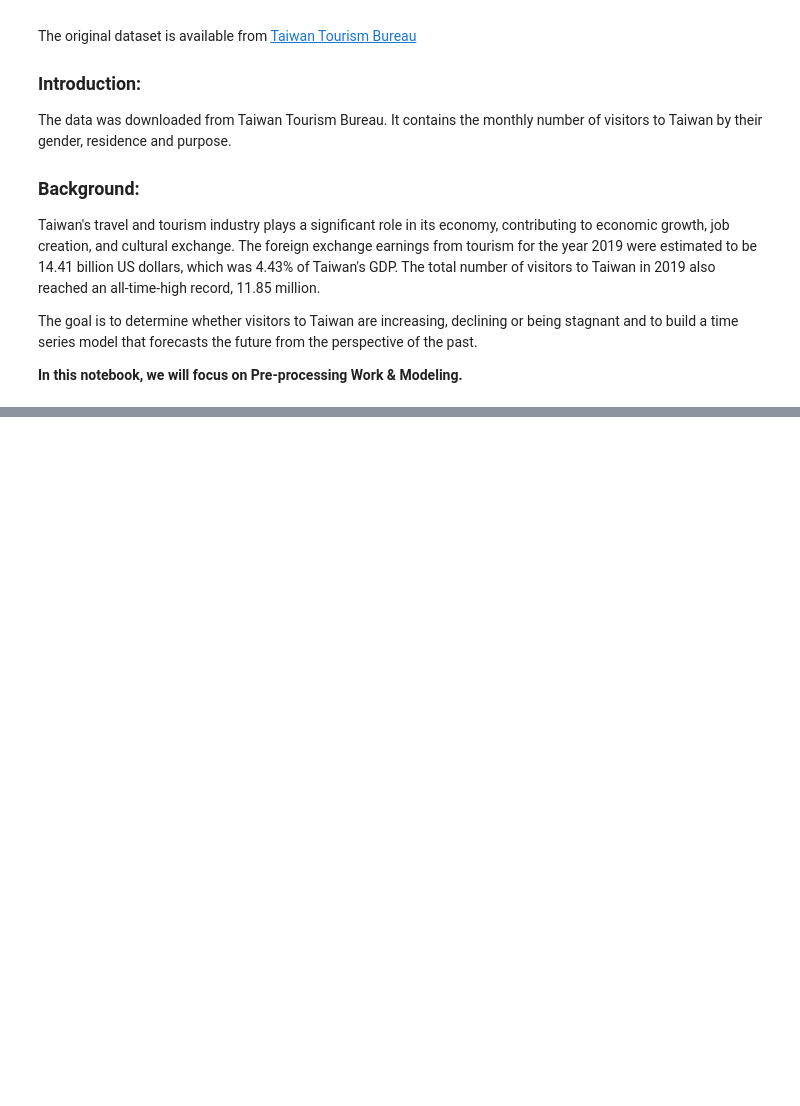
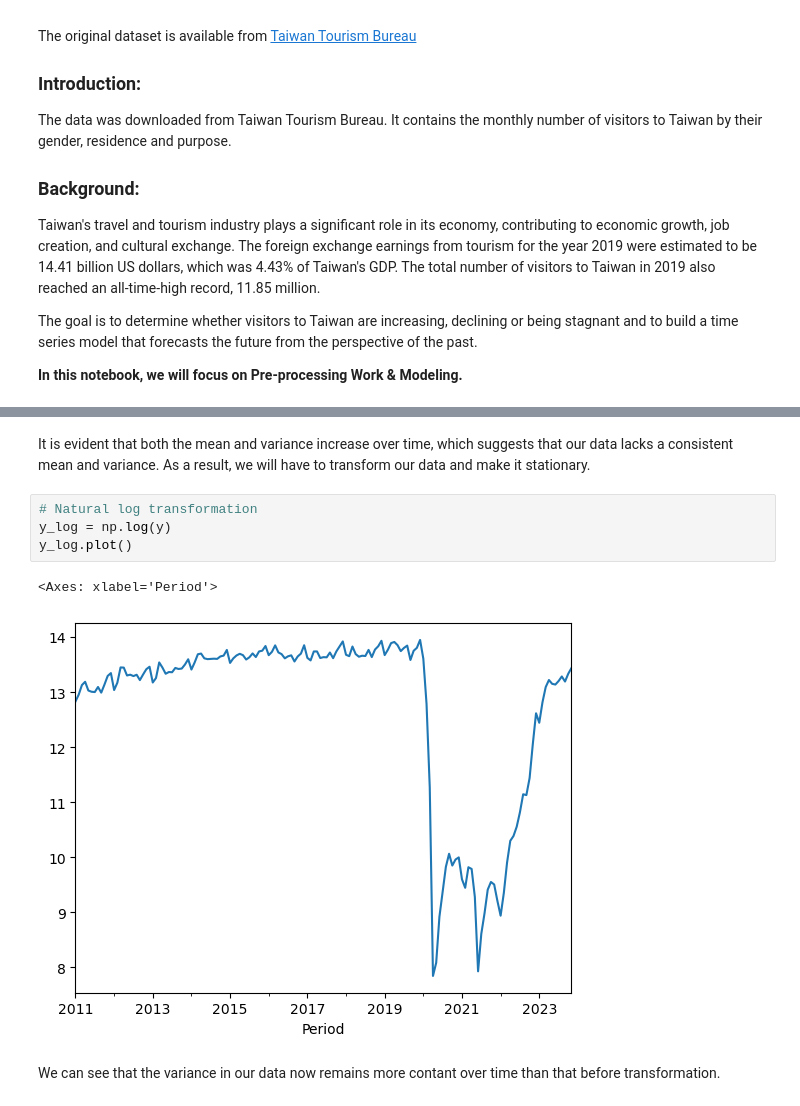
Before and after one commit to sonic64/Time-series-forecasting-using-ARIMA-and-PyCaret, a Jupyter notebook: Notebooks/27.1.1_Capstone 3_Pre-processing Work & Modeling.ipynb, the cells around one changed output, grey strips where cells are left out. Cells and saved outputs as stored; diff of their text form; blank space fills up the shorter version.

```diff
--- a/Notebooks/27.1.1_Capstone 3_Pre-processing Work & Modeling.ipynb
+++ b/Notebooks/27.1.1_Capstone 3_Pre-processing Work & Modeling.ipynb
@@ -20,0 +151,11 @@ import seaborn as sns
+# %% [markdown]
+It is evident that both the mean and variance increase over time, which suggests that our data lacks a consistent mean and variance. As a result, we will have to transform our data and make it stationary.
+# %%
+# Natural log transformation
+y_log = np.log(y)
+y_log.plot()
+# %% [output]
+<Axes: xlabel='Period'>
+[figure, added]
+# %% [markdown]
+We can see that the variance in our data now remains more contant over time than that before transformation.
```
Also changed, not shown: parts of 44 cells of this notebook, 2 other files.
